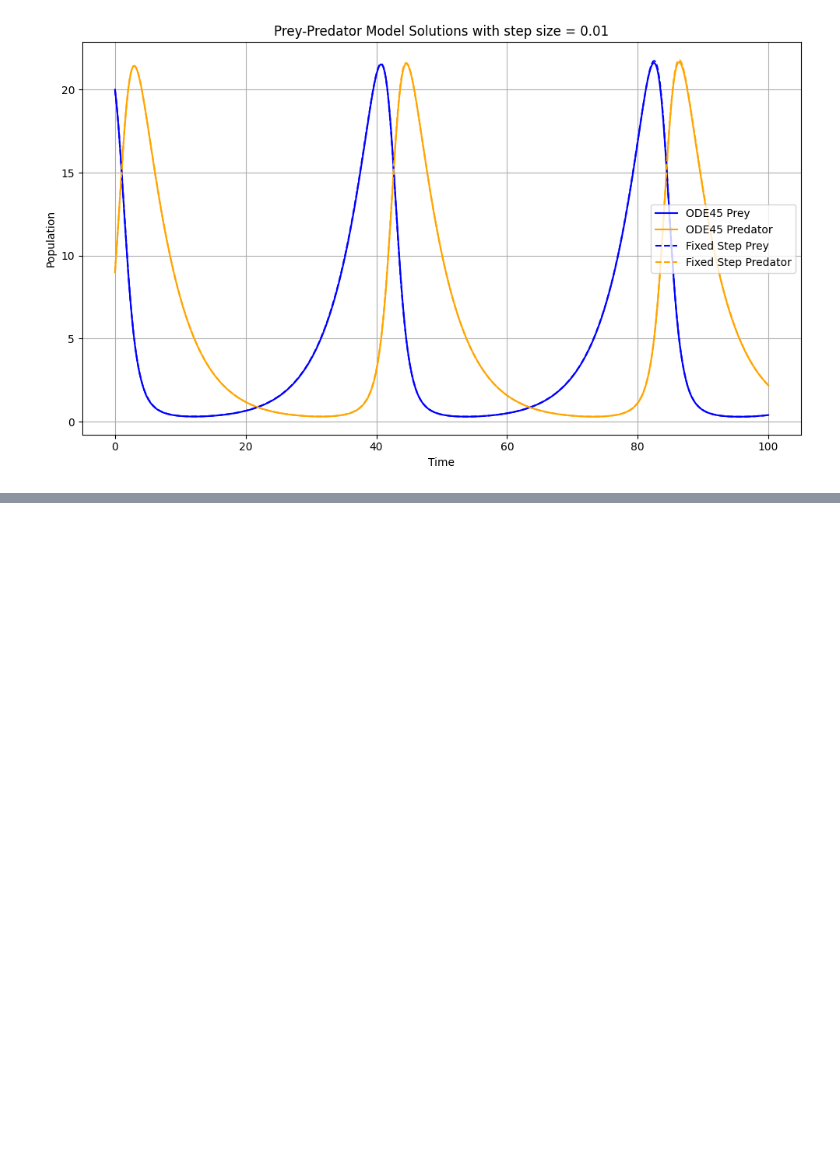
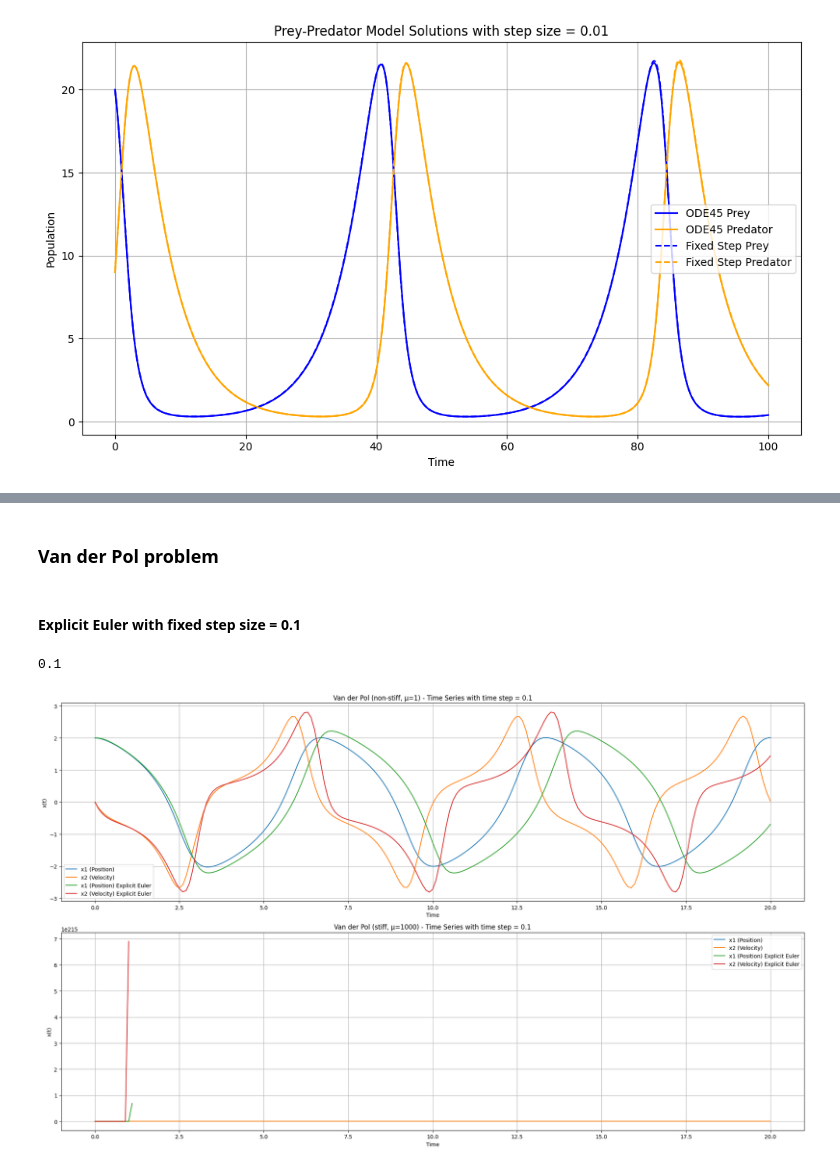
Before and after one commit to EuanCortes/02686-Project, a Jupyter notebook: 02_ExplicitODESolver.ipynb, the cells around one changed output, grey strips where cells are left out. Saved outputs shown, nothing was run; the diff lists cells and outputs as text; code cells hidden in the pictures; blank space fills up the shorter version.

```diff
--- a/02_ExplicitODESolver.ipynb
+++ b/02_ExplicitODESolver.ipynb
@@ -129,0 +260,62 @@ plt.plot(solution_adaptive.t, solution_adaptive.y[1], label='Adaptive Step Preda
+# %% [markdown]
+### Van der Pol problem
+# %% [markdown]
+#### Explicit Euler with fixed step size = 0.1
+# %%
+20/200
+# %% [output]
+0.1
+# %%
+# Define time span and initial conditions
+mu_nonstiff = 1  # Non-stiff
+mu_stiff = 100  # Stiff
+t_span = (0, 20)
+x0 = np.array([2, 0])  # Initial condition
+
+f_stiff, _ = van_der_pol_model(mu_stiff)
+f_nonstiff, _ = van_der_pol_model(mu_nonstiff)
+
+
+#Solver parameters
+N = 200
+
+
+# Solve using ode45 (method='RK45')
+sol_nonstiff = solve_ivp(f_nonstiff, t_span, x0, method='RK45', t_eval=np.linspace(t_span[0], t_span[1], N))
+solution_fixed_nonstiff_t, solution_fixed_nonstiff_x = ExplicitEulerFixedSteps(f_nonstiff, t_span[0], t_span[1], N, x0)
+
+
+sol_stiff = solve_ivp(f_stiff, t_span, x0, method='RK45', t_eval=np.linspace(t_span[0], t_span[1], N))
+solution_fixed_stiff_t, solution_fixed_stiff_x = ExplicitEulerFixedSteps(f_stiff, t_span[0], t_span[1], N, x0)
+
+
+#Plot two plots one for the non-stiff solutions and one for the stiff-solutions
+plt.figure(figsize=(20,12))
+
+# Plot time series for non-stiff
+plt.subplot(2, 1, 1)
+plt.plot(sol_nonstiff.t, sol_nonstiff.y[0], label='x1 (Position)')
+plt.plot(sol_nonstiff.t, sol_nonstiff.y[1], label='x2 (Velocity)')
+plt.plot(solution_fixed_nonstiff_t, solution_fixed_nonstiff_x[0], label = 'x1 (Position) Explicit Euler')
+plt.plot(solution_fixed_nonstiff_t, solution_fixed_nonstiff_x[1], label = 'x2 (Velocity) Explicit Euler')
+plt.legend()
+plt.title('Van der Pol (non-stiff, μ=1) - Time Series with time step = 0.1')
+plt.xlabel('Time')
+plt.ylabel('x(t)')
+plt.grid()
+plt.tight_layout()
+
+# Plot time series for stiff
+plt.subplot(2, 1, 2)
+plt.plot(sol_stiff.t, sol_stiff.y[0], label = 'x1 (Position)')
+plt.plot(sol_stiff.t, sol_stiff.y[1], label = 'x2 (Velocity)')
+plt.plot(solution_fixed_stiff_t, solution_fixed_stiff_x[0], label = 'x1 (Position) Explicit Euler')
+plt.plot(solution_fixed_stiff_t, solution_fixed_stiff_x[1], label = 'x2 (Velocity) Explicit Euler')
+plt.legend()
+plt.title('Van der Pol (stiff, μ=1000) - Time Series with time step = 0.1')
+plt.xlabel('Time')
+plt.ylabel('x(t)')
+plt.grid()
+plt.tight_layout()
+# %% [output]
+[figure, added]
```
Also changed, not shown: parts of 22 cells of this notebook.
